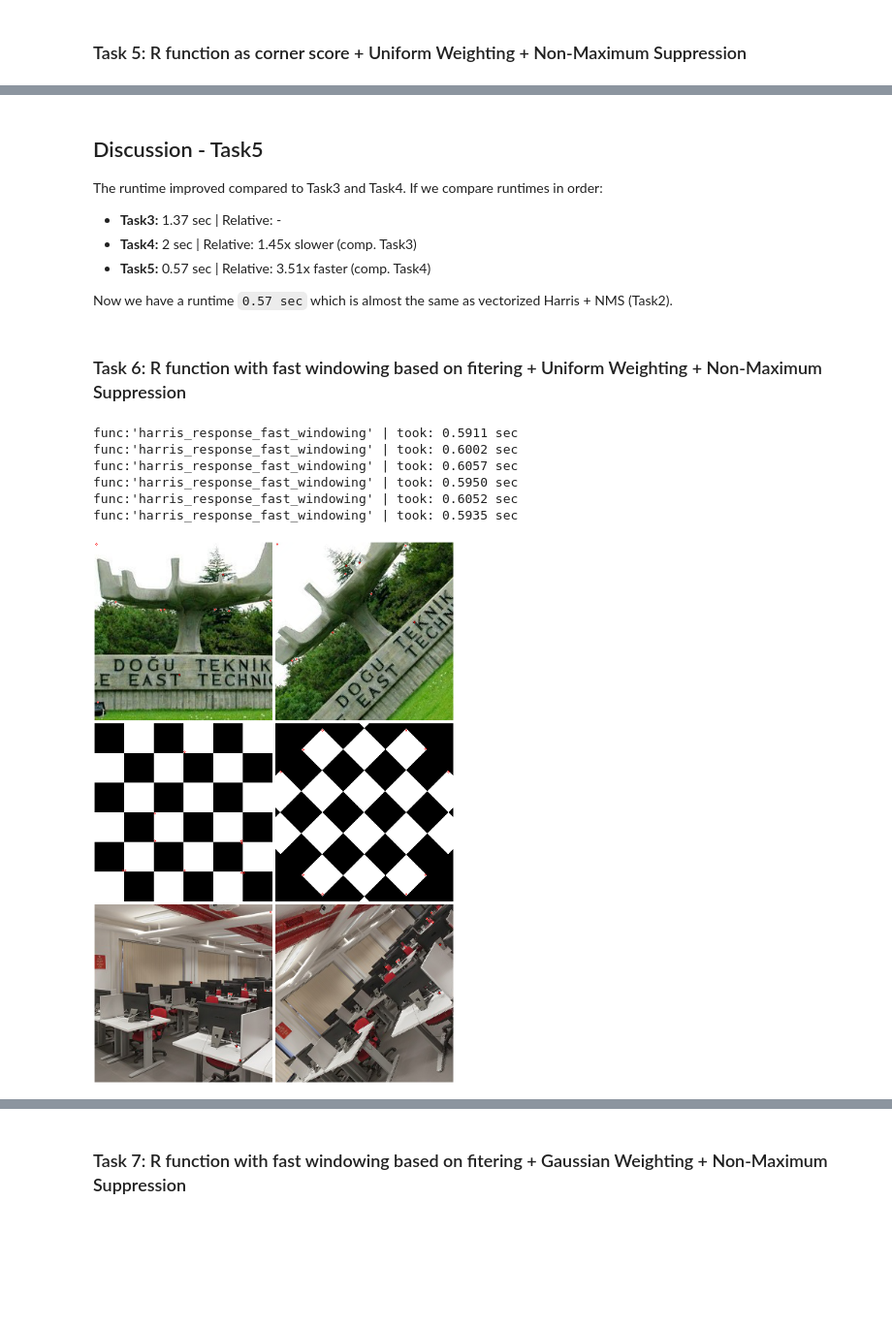
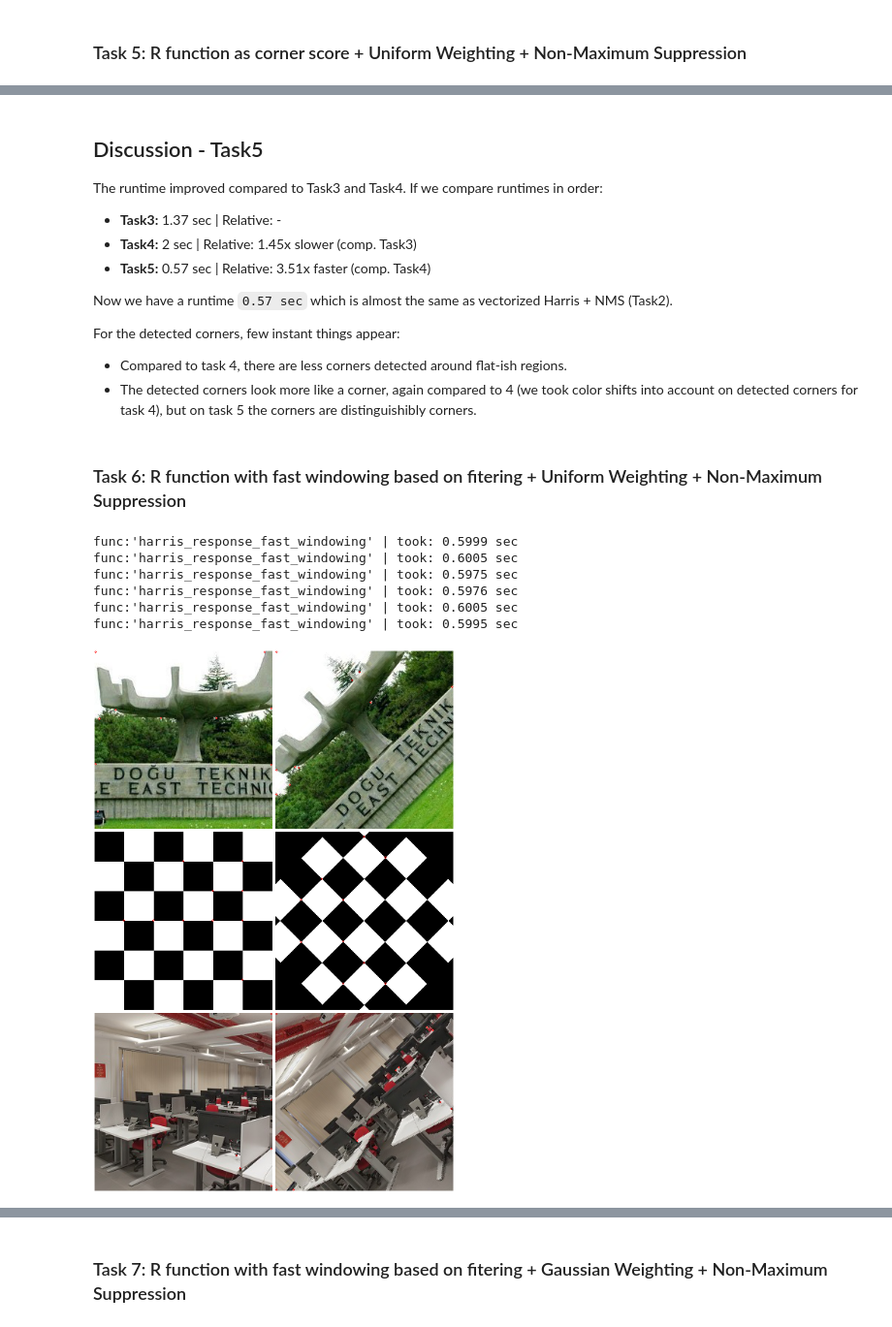
Before and after one commit to devrimcavusoglu/ceng483-cv, a Jupyter notebook: the2/Hw_notebook.ipynb, the cells around one changed output, grey strips where cells are left out. Shown at 97% size. Cells and saved outputs as stored; diff of their text form; code cells hidden in the pictures; blank space fills up the shorter version.

```diff
--- a/the2/Hw_notebook.ipynb
+++ b/the2/Hw_notebook.ipynb
@@ -511,6 +515,10 @@ The runtime improved compared to Task3 and Task4. If we compare runtimes in orde
 - **Task5:** 0.57 sec | Relative: 3.51x faster (comp. Task4)
 
 Now we have a runtime `0.57 sec` which is almost the same as vectorized Harris + NMS (Task2).
+
+For the detected corners, few instant things appear:
+- Compared to task 4, there are less corners detected around flat-ish regions.
+- The detected corners look more like a corner, again compared to 4 (we took color shifts into account on detected corners for task 4), but on task 5 the corners are distinguishibly corners.
 # %% [markdown]
 ### Task 6: R function with fast windowing based on fitering + Uniform Weighting + Non-Maximum Suppression
 # %%
@@ -525,43 +533,43 @@ BOX_FILTER = np.array(
 
 @timing
 def harris_response_fast_windowing(img: np.ndarray, smoothing_filter: np.ndarray, alpha: float = 0.04):
     """
-    Implements vectorized naive Harris + NMS.
+    Implements Harris with a Response function with smoothing.
     """
     if img.ndim != 2:
         raise ValueError("Image must be a given in grayscale as 2d array.")
 
     m, n = img.shape
     H_padding = ((0,0), (0, 0), (1, 1), (1, 1))
 
     gx, gy = sobel(img)
-    gxx,gxy = sobel(gx)
-    _, gyy = sobel(gy)
+    gx2, gy2 = gx**2, gy**2
+    gxy = gx*gy
 
-    fgxx = convolve2d(gxx, smoothing_filter, mode="same")
+    fgx = convolve2d(gx2, smoothing_filter, mode="same")
+    fgy = convolve2d(gy2, smoothing_filter, mode="same")
     fgxy = convolve2d(gxy, smoothing_filter, mode="same")
-    fgyy = convolve2d(gyy, smoothing_filter, mode="same")
 
-    H = np.array([[fgxx, fgxy], [fgxy, fgyy]])  # (2,2,m,n)
+    H = np.array([[fgx, fgxy], [fgxy, fgy]])  # (2,2,m,n)
     H_det = np.linalg.det(H.transpose((2, 3, 0, 1)))  # (m,n)
     H_trace = np.trace(H)  # (m,n)
     R = H_det - alpha * (H_trace ** 2)
     R = filter_boundary_pixels(R)
     R = local_non_maximum_supression(R, 1)
     corners = get_topk(img, R)
     return corners
 
 
 draw_corners_on_fixtures(
     harris_response_fast_windowing,
     smoothing_filter=BOX_FILTER,
     save_as="task_6.png"
 )
 # %% [output]
-func:'harris_response_fast_windowing' | took: 0.5911 sec
-func:'harris_response_fast_windowing' | took: 0.6002 sec
-func:'harris_response_fast_windowing' | took: 0.6057 sec
-func:'harris_response_fast_windowing' | took: 0.5950 sec
-func:'harris_response_fast_windowing' | took: 0.6052 sec
-func:'harris_response_fast_windowing' | took: 0.5935 sec
+func:'harris_response_fast_windowing' | took: 0.5999 sec
+func:'harris_response_fast_windowing' | took: 0.6005 sec
+func:'harris_response_fast_windowing' | took: 0.5975 sec
+func:'harris_response_fast_windowing' | took: 0.5976 sec
+func:'harris_response_fast_windowing' | took: 0.6005 sec
+func:'harris_response_fast_windowing' | took: 0.5995 sec
-[figure, old version]
+[figure, new version]
```
Also changed, not shown: parts of 13 cells of this notebook, 3 other files.
